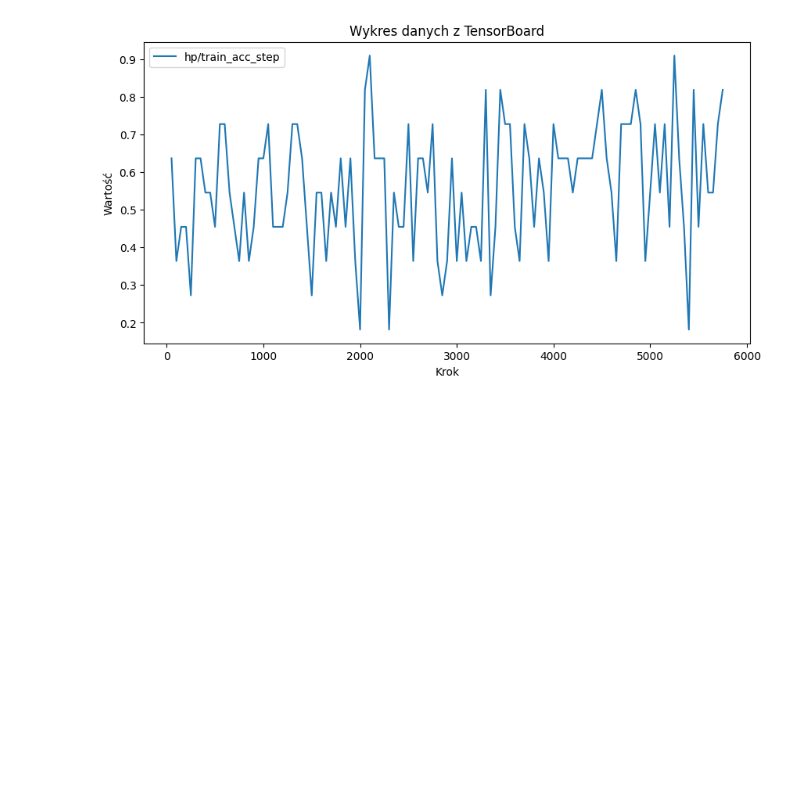
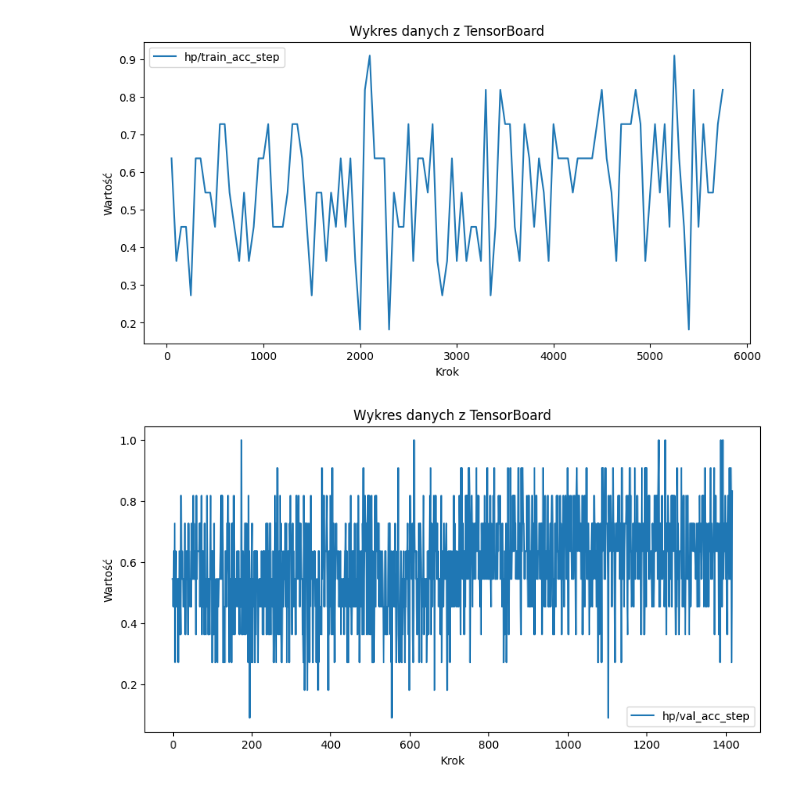
Before and after one commit to Kleczyk/Decoding_of_EEG, a Jupyter notebook: v5.ipynb, the cells around one changed output. Cells and saved outputs as stored; diff of their text form; code cells hidden in the pictures; blank space fills up the shorter version.

```diff
--- a/v5.ipynb
+++ b/v5.ipynb
@@ -458,3 +271,16 @@ plt.legend()
 plt.show()
 # %% [output]
 [figure]
+# %%
+tag = 'hp/val_acc_step'  # Zmień na odpowiedni tag, który chcesz wyświetlić
+times, steps, values = zip(*scalars[tag])
+
+plt.figure(figsize=(10, 5))
+plt.plot(steps, values, label=tag)
+plt.xlabel('Krok')
+plt.ylabel('Wartość')
+plt.title('Wykres danych z TensorBoard')
+plt.legend()
+plt.show()
+# %% [output]
+[figure, added]
```
Also changed, not shown: parts of 32 cells of this notebook.
